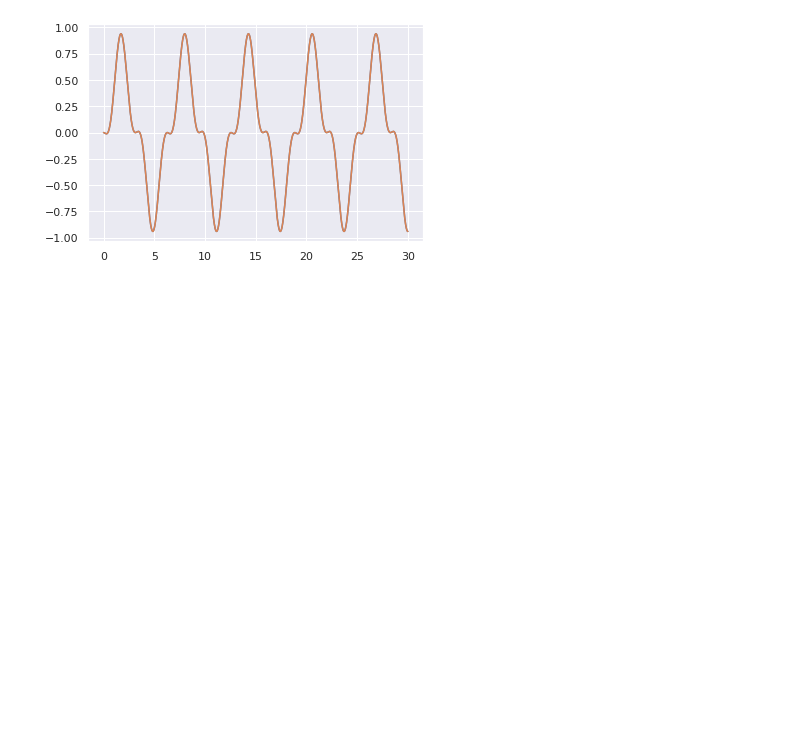
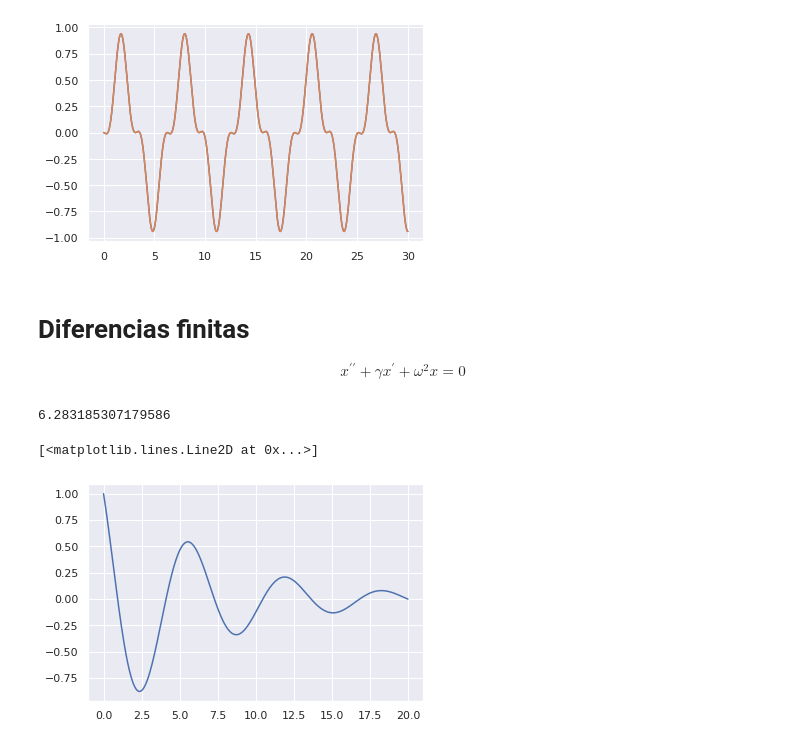
Before and after one commit to jpmallarino/FISI2028-202120, a Jupyter notebook: ejercicios/semana13-14/ec-diff.ipynb, the cells around one changed output. Drawn from its saved outputs; the diff is of its cells as text; code cells hidden in the pictures; blank space fills up the shorter version.

Commit message:
jp.mallarino50: ecuaciones diferenciales 3: pendiente la cadena de Markov con difusion

```diff
--- a/ejercicios/semana13-14/ec-diff.ipynb
+++ b/ejercicios/semana13-14/ec-diff.ipynb
@@ -105,3 +105,44 @@ plt.plot(t,x)
 # %% [output]
 [<matplotlib.lines.Line2D at 0x...>]
 [figure]
+# %% [markdown]
+# Diferencias finitas
+$$
+x^{\prime\prime}+\gamma x^\prime + \omega^2x=0
+$$
+# %%
+N = 2000
+dt = 1e-2
+omega2 = 1
+gamma = 0.3
+x0 = 1
+xN = 0
+t = np.arange(0,N*dt,dt)
+
+M = np.matrix([np.array([ (1-dt*gamma/2 if jt==it-1 and it>0 else 0) for jt in range(N)]) for it in range(N)])
+M += np.matrix([np.array([ (omega2*dt*dt-2 if jt==it else 0) for jt in range(N)]) for it in range(N)])
+M += np.matrix([np.array([ (1+dt*gamma/2 if jt==it+1 and it<N-1 else 0) for jt in range(N)]) for it in range(N)])
+
+Xtemp = np.zeros(N)
+Xtemp[0] = 1
+M[0,:] = Xtemp[:]
+
+Xtemp = np.zeros(N)
+Xtemp[-1] = 1
+M[-1,:] = Xtemp[:]
+
+b = np.zeros(N)
+b[0] = x0
+b[-1] = xN
+b = np.matrix(b).T
+# %%
+X = np.array((np.linalg.inv(M)*b).T).flatten()
+# %%
+2*np.pi
+# %% [output]
+6.283185307179586
+# %%
+plt.plot(t,X)
+# %% [output]
+[<matplotlib.lines.Line2D at 0x...>]
+[figure, added]
```
Also changed, not shown: parts of 4 cells of this notebook.
